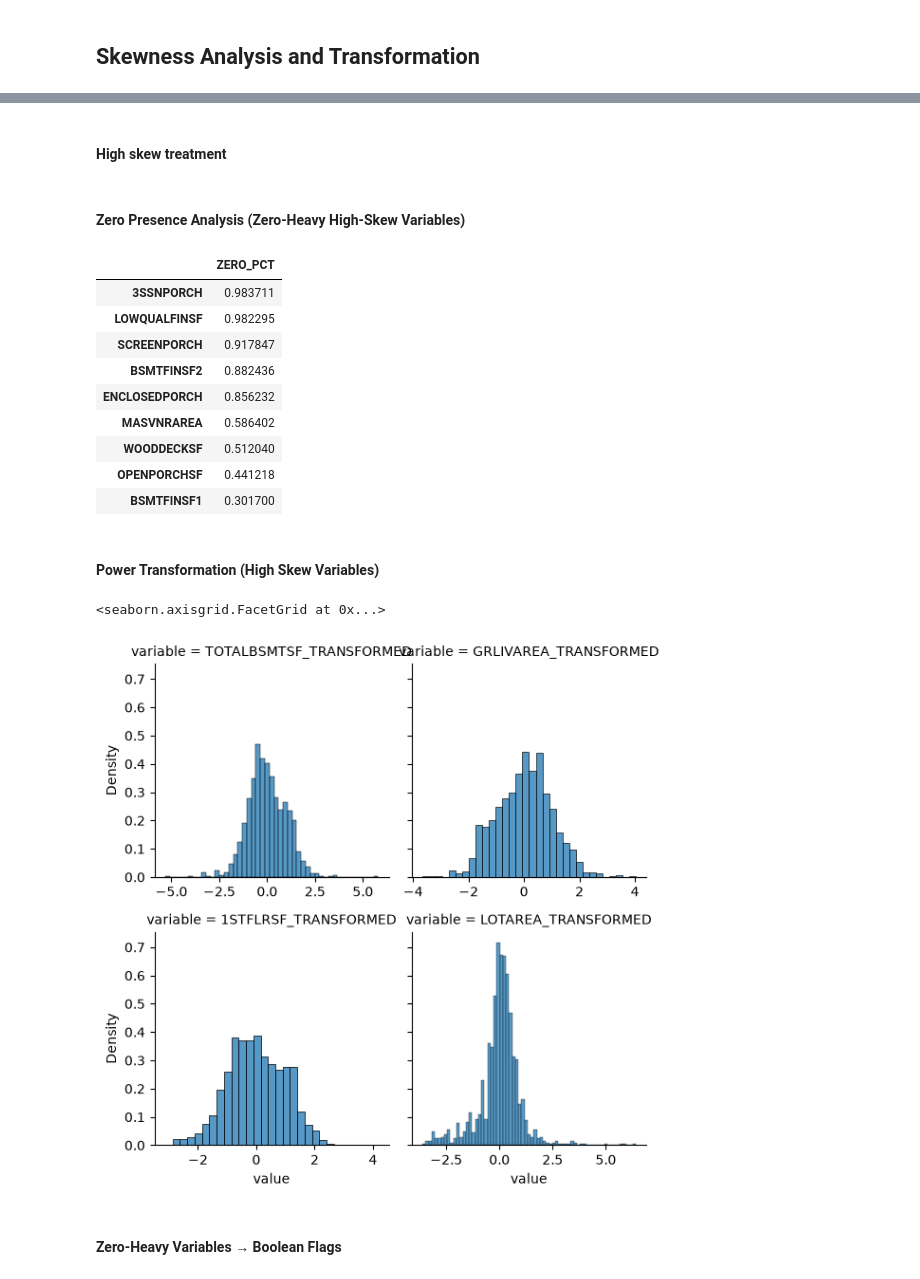
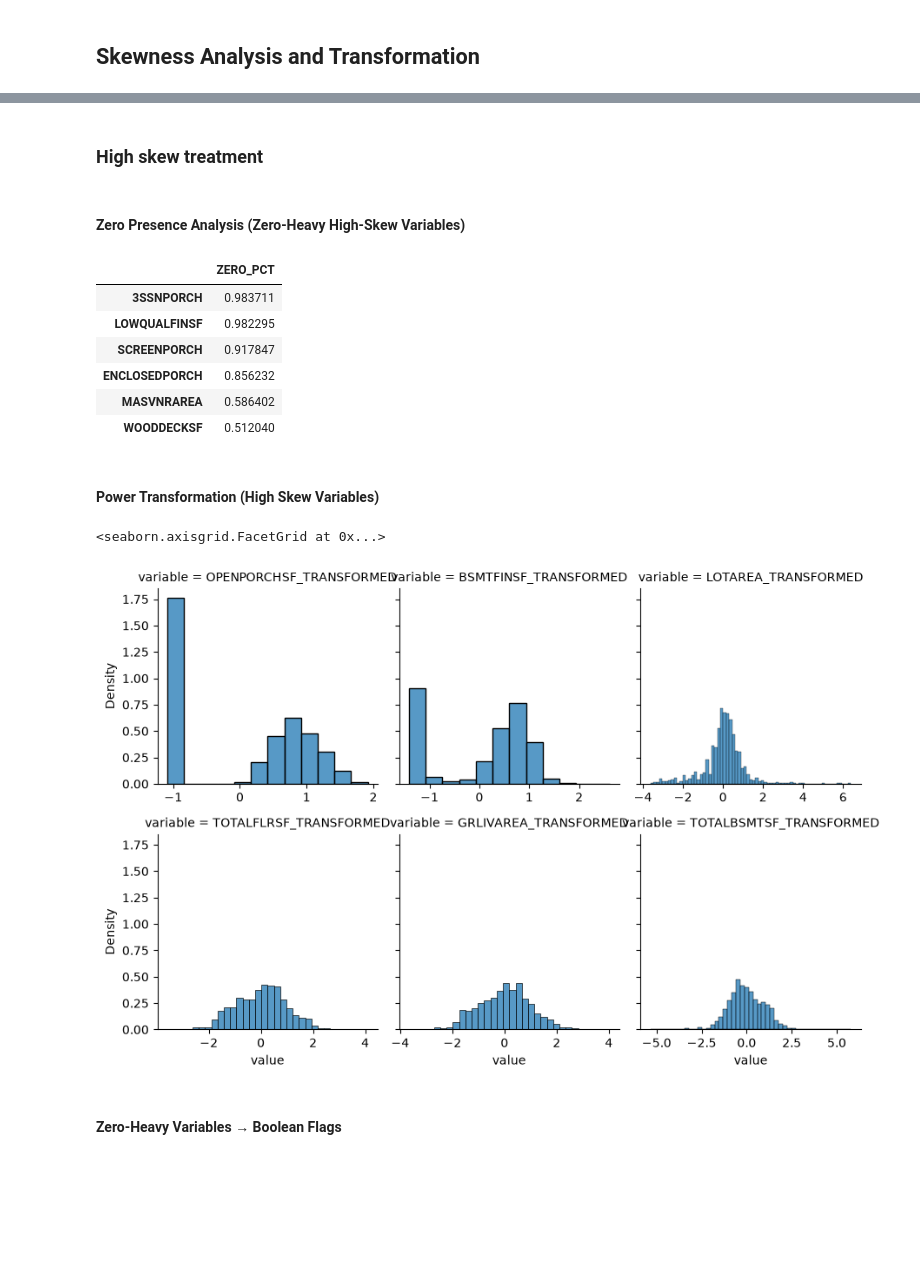
Before and after one commit to lucasamtaylor01/KaggleHousePrices, a Jupyter notebook: noteboks/03_feature_engineering.ipynb, the cells around one changed output, grey strips where cells are left out. Drawn from its saved outputs; the diff is of its cells as text; code cells hidden in the pictures; blank space fills up the shorter version.

Commit message:
refactor: improve VIF, correlation and target transformation
- Add internet merge columns suggestion
- Correct VIF algorithm
- Simplify correlation algorithm
- Apply LOG transformation on target

```diff
--- a/noteboks/03_feature_engineering.ipynb
+++ b/noteboks/03_feature_engineering.ipynb
@@ -12,8 +11,10 @@ from statsmodels.stats.outliers_influence import variance_inflation_factor
 from statsmodels.tools import add_constant
 # %%
 def zero_pct(df, cols):
-    """Share of zero values per column, sorted descending."""
-    return (df[cols] == 0).mean().to_frame("ZERO_PCT").sort_values("ZERO_PCT", ascending=False)
+
+    df_zero = (df[cols] == 0).mean().to_frame('ZERO_PCT').sort_values('ZERO_PCT', ascending=False)
+    df_zero = df_zero[df_zero['ZERO_PCT'] > 0]
+    return df_zero
 # %%
 # PATH DEFINITIONS
 BASE_DIR = Path().resolve().parent
@@ -263,8 +280,8 @@ df_cont = df_ord.copy()
 # %% [markdown]
 ## Skewness Analysis and Transformation
 # %%
-skew_df = df_cont[cont_cols].skew().to_frame("SKEWNESS").sort_values("SKEWNESS", ascending=False)
-skew_df
+df_skew = df_cont[cont_cols].skew().to_frame('SKEWNESS').sort_values('SKEWNESS', ascending=False)
+df_skew
 # %% [output]
 |  | SKEWNESS |
 | LOTAREA | 12.119696 |
@@ -287,6 +302,6 @@ skew_df
 # %%
-sym_cols = skew_df[skew_df["SKEWNESS"].abs() < 0.5].index
-mod_skew_cols = skew_df[skew_df["SKEWNESS"].abs().between(0.5, 1.0)].index
-high_skew_cols = skew_df[skew_df["SKEWNESS"].abs() > 1.0].index
+sym_cols = df_skew[df_skew['SKEWNESS'].abs() < 0.5].index
+mod_skew_cols = df_skew[df_skew['SKEWNESS'].abs().between(0.5, 1.0)].index
+high_skew_cols = df_skew[df_skew['SKEWNESS'].abs() > 1.0].index
 # %% [markdown]
-#### High skew treatment
+### High skew treatment
@@ -307,19 +308,28 @@ high_skew_cols = list(set(high_skew_cols) - set(zero_heavy_cols))
 # %% [markdown]
 #### Zero Presence Analysis (Zero-Heavy High-Skew Variables)
 # %%
-zero_df = zero_pct(df_cont, zero_heavy_cols)
-zero_df
+ZERO_PCT_THRESH = 0.50
+
+df_zero = zero_pct(df_cont, cont_cols)
+df_zero = df_zero[df_zero['ZERO_PCT'] > ZERO_PCT_THRESH]
+zero_heavy_cols = []
+
+for col in df_zero.index:
+    zero_heavy_cols.append(col)
+
+
+high_skew_cols = list(set(high_skew_cols) - set(zero_heavy_cols))
+
+df_zero = zero_pct(df_cont, zero_heavy_cols)
+df_zero
 # %% [output]
 |  | ZERO_PCT |
 | 3SSNPORCH | 0.983711 |
 | LOWQUALFINSF | 0.982295 |
 | SCREENPORCH | 0.917847 |
-| BSMTFINSF2 | 0.882436 |
 | ENCLOSEDPORCH | 0.856232 |
 | MASVNRAREA | 0.586402 |
 | WOODDECKSF | 0.512040 |
-| OPENPORCHSF | 0.441218 |
-| BSMTFINSF1 | 0.301700 |
 # %% [markdown]
 #### Power Transformation (High Skew Variables)
 # %%
@@ -335,14 +345,14 @@ pt_cols = [c for c in df_cont.columns if "_TRANSFORMED" in c]
 # %%
 sns.FacetGrid(
     pd.melt(df_cont, value_vars=pt_cols),
-    col="variable",
-    col_wrap=2,
+    col='variable',
+    col_wrap=3,
     sharex=False,
     sharey=True,
-).map(sns.histplot, "value", stat="density")
+).map(sns.histplot, 'value', stat='density')
 # %% [output]
 <seaborn.axisgrid.FacetGrid at 0x...>
-[figure, old version]
+[figure, new version]
 # %% [markdown]
 #### Zero-Heavy Variables → Boolean Flags
 # %%
```
Also changed, not shown: parts of 45 cells of this notebook.
